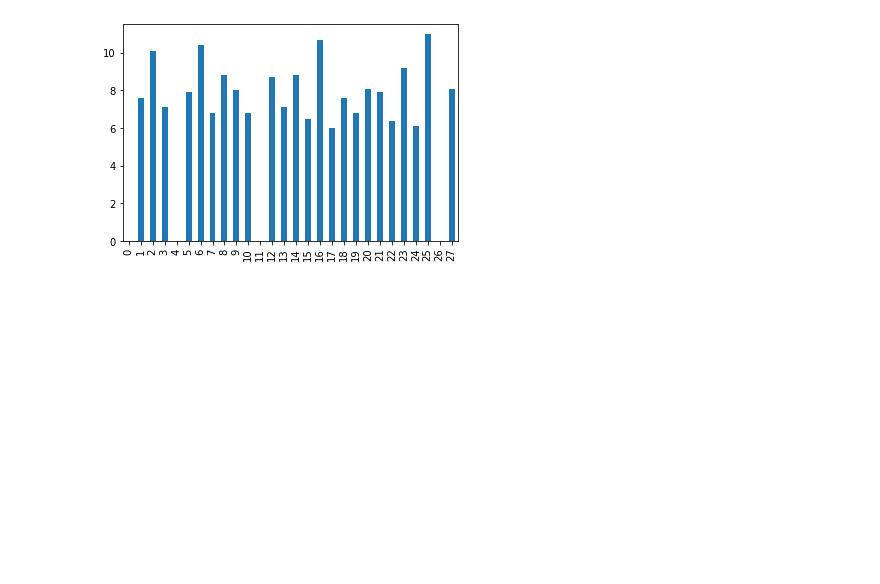
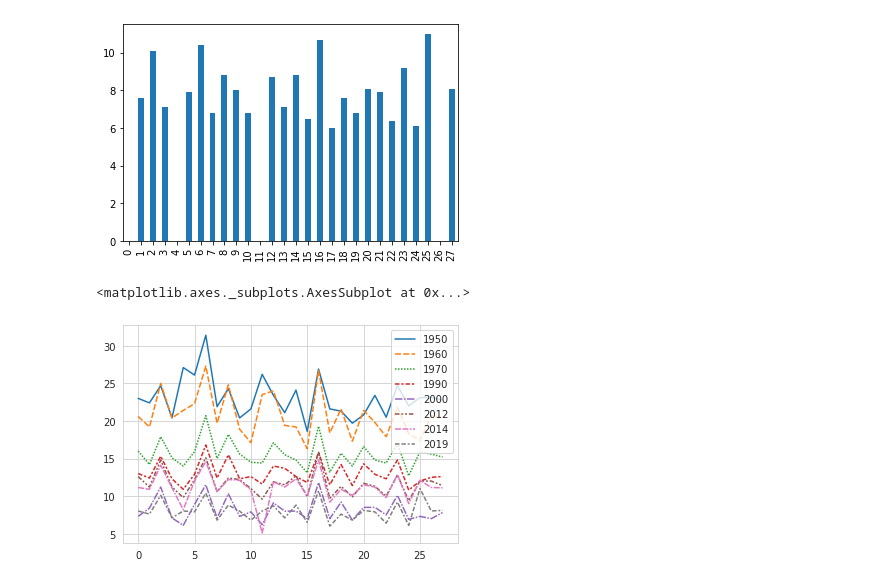
Before and after one commit to Iryna-Lytvynchuk/Data_Science, a Jupyter notebook: Hw2_1.ipynb, the cells around one changed output. Cells and saved outputs as stored; diff of their text form; code cells hidden in the pictures; blank space fills up the shorter version.

```diff
--- a/Hw2_1.ipynb
+++ b/Hw2_1.ipynb
@@ -201,3 +196,10 @@ tmp['2019'].plot.bar()
 plt.show()
 # %% [output]
 [figure]
+# %%
+import seaborn as sns
+sns.set_style("whitegrid")
+sns.lineplot(data=tmp)
+# %% [output]
+<matplotlib.axes._subplots.AxesSubplot at 0x...>
+[figure, added]
```
Also changed, not shown: parts of 6 cells of this notebook.
